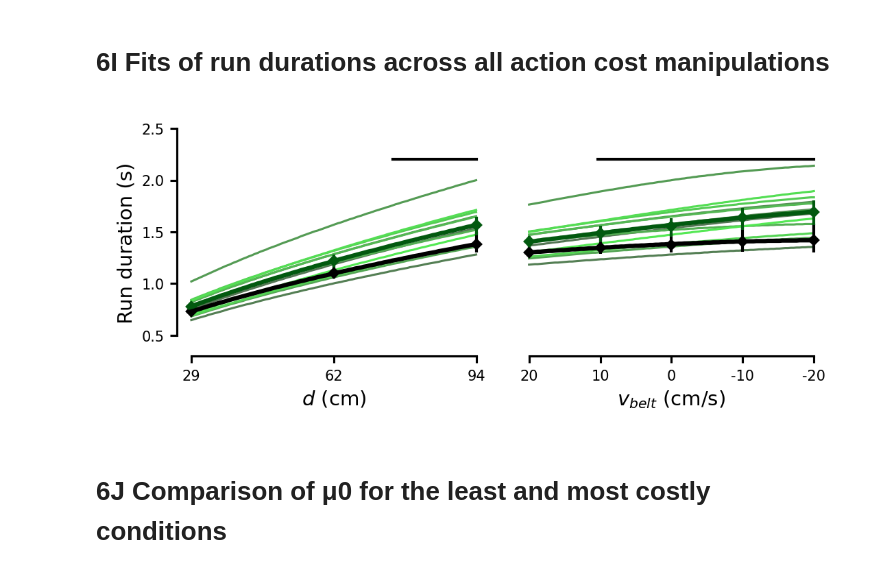
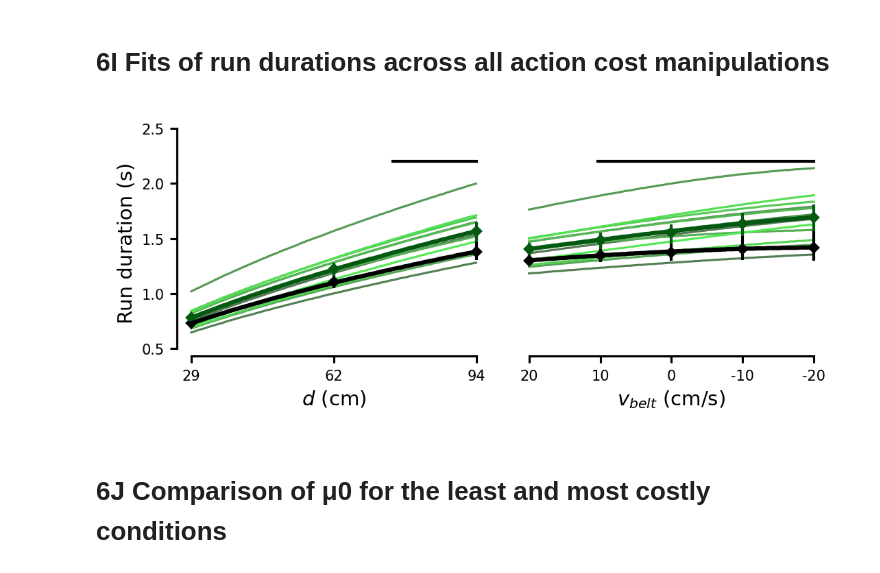
Before and after one commit to HeathenToaster/RunningFastAndSlow, a Jupyter notebook: Figure_6.ipynb, the cells around one changed output. Cells and saved outputs as stored; diff of their text form; code cells hidden in the pictures.

```diff
--- a/Figure_6.ipynb
+++ b/Figure_6.ipynb
@@ -922,36 +922,36 @@ def Figure6I(ax1=None, ax2=None, D_cst=.94, Vbelt_cst=0, EFFORT_SENSITIVITY=1):
         y_filtered = ynew[ynew < lowBand]
         x_filtered = xnew[ynew < lowBand]
         ax.plot(x_filtered, y_filtered*0+2.2, color='k', zorder=10)
 
 
 
 
     _ = r'$d$'
     ax1.set_xlabel(f'{_} (cm)')
     ax1.set_ylabel('Run duration (s)')
     ax1.set_xlim(0, 2)
     ax1.set_ylim(0.5, 2.5)
     ax1.set_yticks([.5, 1, 1.5, 2, 2.5])
     ax1.set_xticks(np.arange(3))
     ax1.set_xticklabels(["29", "62", "94"])
-    space_axes(ax1, y_ratio=.1, x_ratio_left=.05, x_ratio_right=.05)
+    space_axes(ax1, x_ratio_left=.05, x_ratio_right=.05)
 
 
     _ = r'$v_{belt}$'
     ax2.set_xlabel(f'{_} (cm/s)')
     ax2.set_xlim(0, 4)
     ax2.set_ylim(0.5, 2.5)
     ax2.set_yticks([.5, 1, 1.5, 2, 2.5])
     ax2.set_xticks(np.arange(5))
     ax2.set_xticklabels(["20", "10", "0", "-10", "-20"]) #±2
     ax2.spines['left'].set_visible(False)
     ax2.tick_params(left=False, labelleft=False)
-    space_axes(ax2, y_ratio=.1, x_ratio_left=.05, x_ratio_right=.05)
+    space_axes(ax2, x_ratio_left=.05, x_ratio_right=.05)
 
 fig, axs = plt.subplots(1, 2, figsize=(cm2inch(9), cm2inch(15/4)))
 Figure6I(ax1=axs[0], ax2=axs[1])
 # %% [output]
-[figure, old version]
+[figure, new version]
 # %% [markdown]
 # 6J Comparison of μ0 for the least and most costly conditions
 # %%
```
Also changed, not shown: parts of 4 cells of this notebook, 2 other files.
